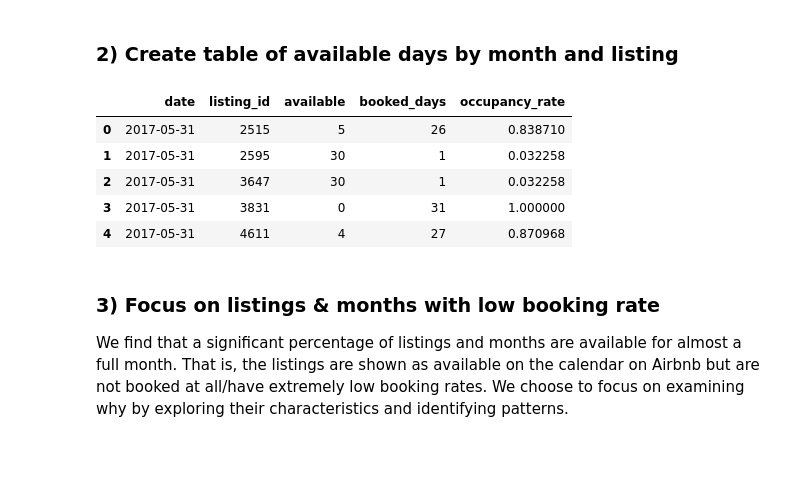
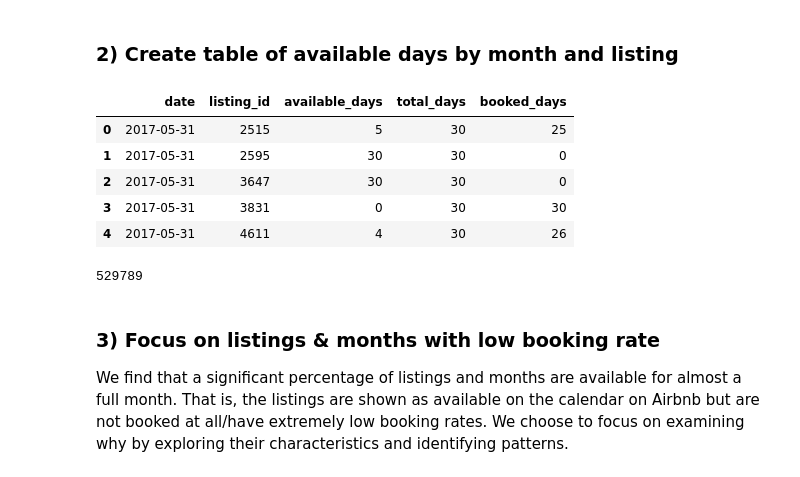
Before and after one commit to terenceneo/Airbnb-NYC-data-study, a Jupyter notebook: Low booking rate listings.ipynb, the cells around one changed output. Cells and saved outputs as stored; diff of their text form; code cells hidden in the pictures.

```diff
--- a/Low booking rate listings.ipynb
+++ b/Low booking rate listings.ipynb
@@ -47,3 +56,13 @@ calendar.head()
 # %%
-# Sum number of days in a month which listing is available for
-occupancy = calendar.groupby([pd.Grouper(key='date',freq='M'),'listing_id'])['available'].sum().to_frame()
+# Sum total number of days in a month with data and number of days which listing is available for
+availability = calendar.groupby([pd.Grouper(key='date',freq='M'),'listing_id'])['available'].agg(['sum','count']).reset_index()
+availability['booked_days'] = availability['count'] - availability['sum']
+availability = availability.rename({'sum':'available_days','count':'total_days'}, axis=1)
+availability.head()
+# %% [output]
+|  | date | listing_id | available_days | total_days | booked_days |
+| 0 | 2017-05-31 | 2515 | 5 | 30 | 25 |
+| 1 | 2017-05-31 | 2595 | 30 | 30 | 0 |
+| 2 | 2017-05-31 | 3647 | 30 | 30 | 0 |
+| 3 | 2017-05-31 | 3831 | 0 | 30 | 30 |
+| 4 | 2017-05-31 | 4611 | 4 | 30 | 26 |
@@ -52,15 +69,7 @@ occupancy = occupancy.reset_index()
-# %%
-# Compute number of booked days and occupancy rate
-occupancy['booked_days'] = occupancy['date'].dt.day - occupancy['available']
-occupancy['occupancy_rate'] = occupancy['booked_days']/occupancy['date'].dt.day
-occupancy.head()
-# %% [output]
-|  | date | listing_id | available | booked_days | occupancy_rate |
-| 0 | 2017-05-31 | 2515 | 5 | 26 | 0.838710 |
-| 1 | 2017-05-31 | 2595 | 30 | 1 | 0.032258 |
-| 2 | 2017-05-31 | 3647 | 30 | 1 | 0.032258 |
-| 3 | 2017-05-31 | 3831 | 0 | 31 | 1.000000 |
-| 4 | 2017-05-31 | 4611 | 4 | 27 | 0.870968 |
+# %%
+len(availability)
+# %% [output]
+529789
 # %% [markdown]
 ### 3) Focus on listings & months with low booking rate
 We find that a significant percentage of listings and months are available for almost a full month. That is, the listings are shown as available on the calendar on Airbnb but are not booked at all/have extremely low booking rates. We choose to focus on examining why by exploring their characteristics and identifying patterns.
```
Also changed, not shown: parts of 20 cells of this notebook, 1 other file.
